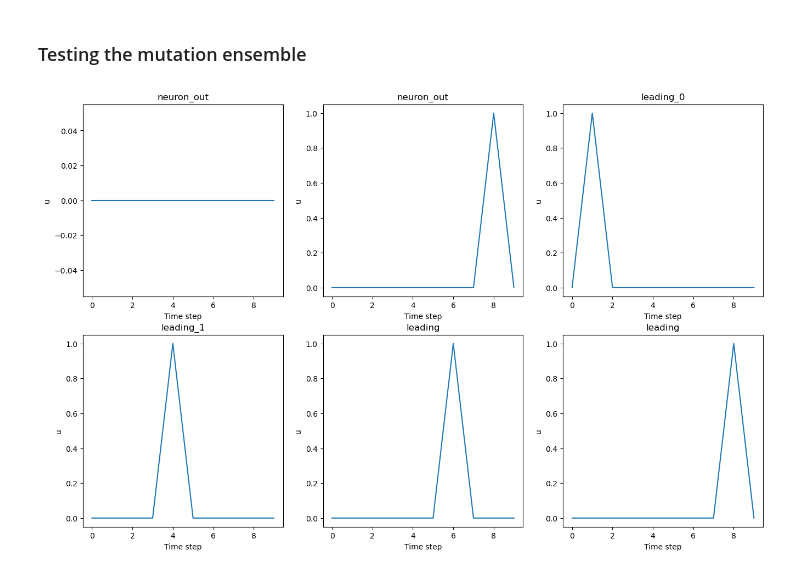
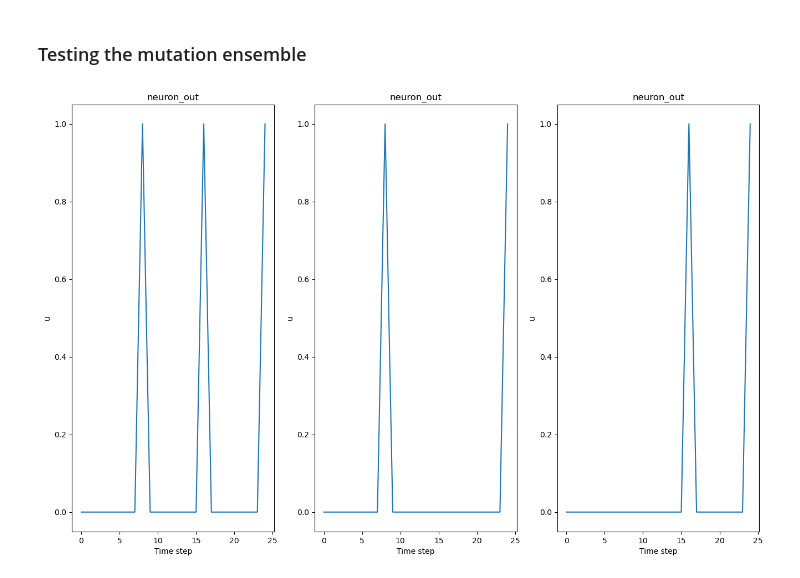
Before and after one commit to stijnradboud/Neuromorphic-Project-Group-9, a Jupyter notebook: Parallel/parallel-lava2.ipynb, the cells around one changed output. Cells and saved outputs as stored; diff of their text form; code cells hidden in the pictures.

```diff
--- a/Parallel/parallel-lava2.ipynb
+++ b/Parallel/parallel-lava2.ipynb
@@ -9,7 +9,7 @@ from lava.magma.core.run_configs import Loihi1SimCfg
 
 import numpy as np
 
-num_steps = 10
+num_steps = 25
 # %%
 def get_input_buffer(data):
     buffer_data = np.concatenate((np.array(data), np.zeros(num_steps - len(data))))
@@ -347,35 +347,43 @@ class Evolution():
             connect_neurons(second_layer_Gs[i+int(input_size/2)], output[i], weight=1, delay=1)
 
         new_leading = create_neuron('leading_1')
         connect_neurons(self.leading_neurons[0], new_leading, delay=3)
         self.leading_neurons[1] = new_leading
 
         self.evaluated_neurons[0], self.evaluated_neurons[1] = output[0:3], output[3:7]
 
 
 
     def crossover(self):
         crossover = CrossoverEnsemble(self.evaluated_neurons[0], self.evaluated_neurons[1], self.leading_neurons[1])
         self.leading_neurons[2], self.crossover_neurons[0], self.crossover_neurons[1] = crossover.get_output_neurons()
 
     def mutation(self):
         for n in range(len(self.crossover_neurons)):
             self.leading_neurons[3], self.mutated_neurons[n] = mutation_ensemble(self.leading_neurons[2], self.crossover_neurons[n], prob=0)
 
     def evolution_process(self):
         self.create_leading_neurons()
         self.create_input_neurons()
         self.evaluation()
         self.crossover()
         self.mutation()
-        run_and_plot([self.mutated_neurons[0][2], self.mutated_neurons[1][2], self.leading_neurons[0], self.leading_neurons[1], self.leading_neurons[2], self.leading_neurons[3]], self.input_neurons[1])
+
+        # recurrency
+        connect_neurons(self.leading_neurons[3], self.leading_neurons[0])
+        for i in range(3):
+            connect_neurons(self.mutated_neurons[0][i], self.input_neurons[i])
+            connect_neurons(self.mutated_neurons[1][i], self.input_neurons[i+3])
+
+        run_and_plot([self.mutated_neurons[0][0], self.mutated_neurons[0][1], self.mutated_neurons[0][2]], self.input_neurons[0])
+        #run_and_plot([self.mutated_neurons[0][2], self.mutated_neurons[1][2], self.leading_neurons[0], self.leading_neurons[1], self.leading_neurons[2], self.leading_neurons[3]], self.input_neurons[1])
 
 
 
 E = Evolution([[1,0,1],[1,1,0]])
 E.evolution_process()
 # %% [output]
-[figure, old version]
+[figure, new version]
 # %%
 input_buffer = get_input_buffer([1,0])
 input_neuron = [create_neuron('n1')]
```
